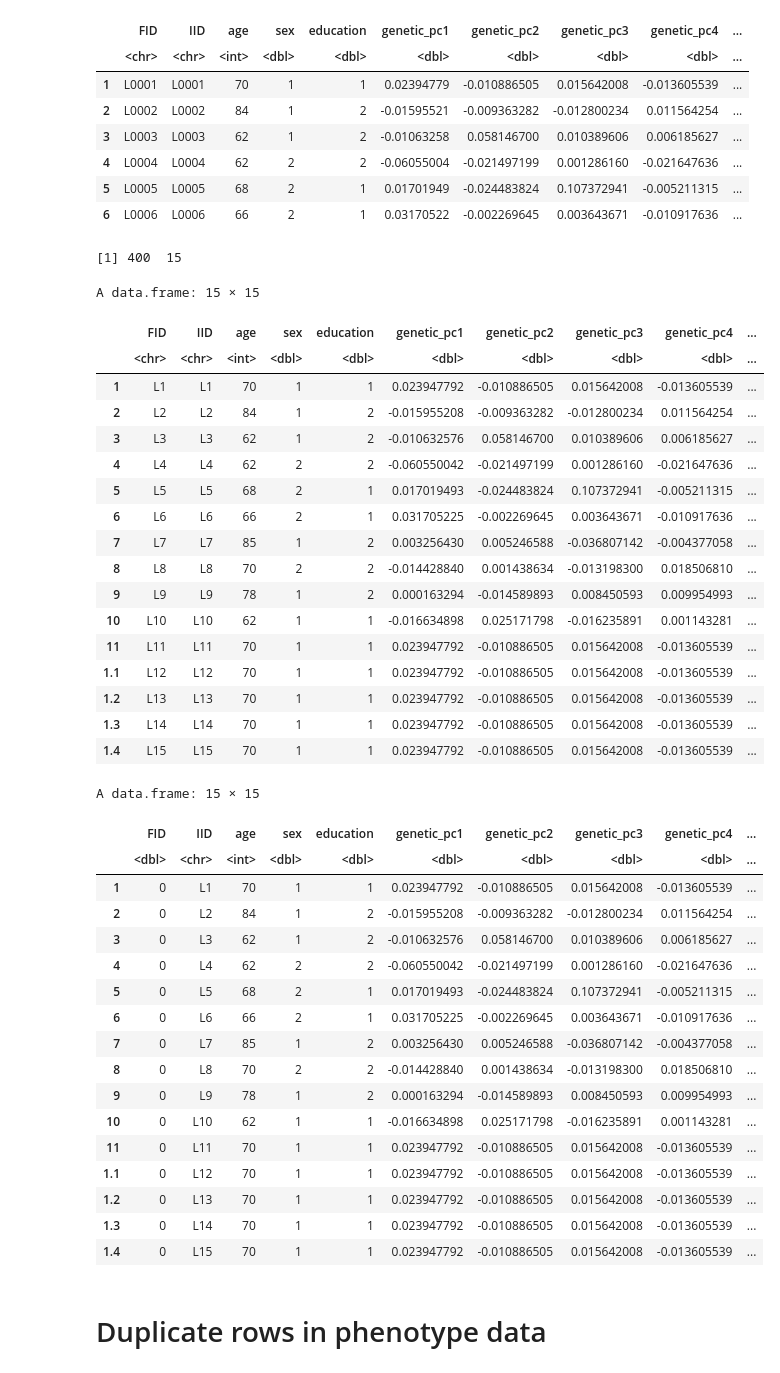
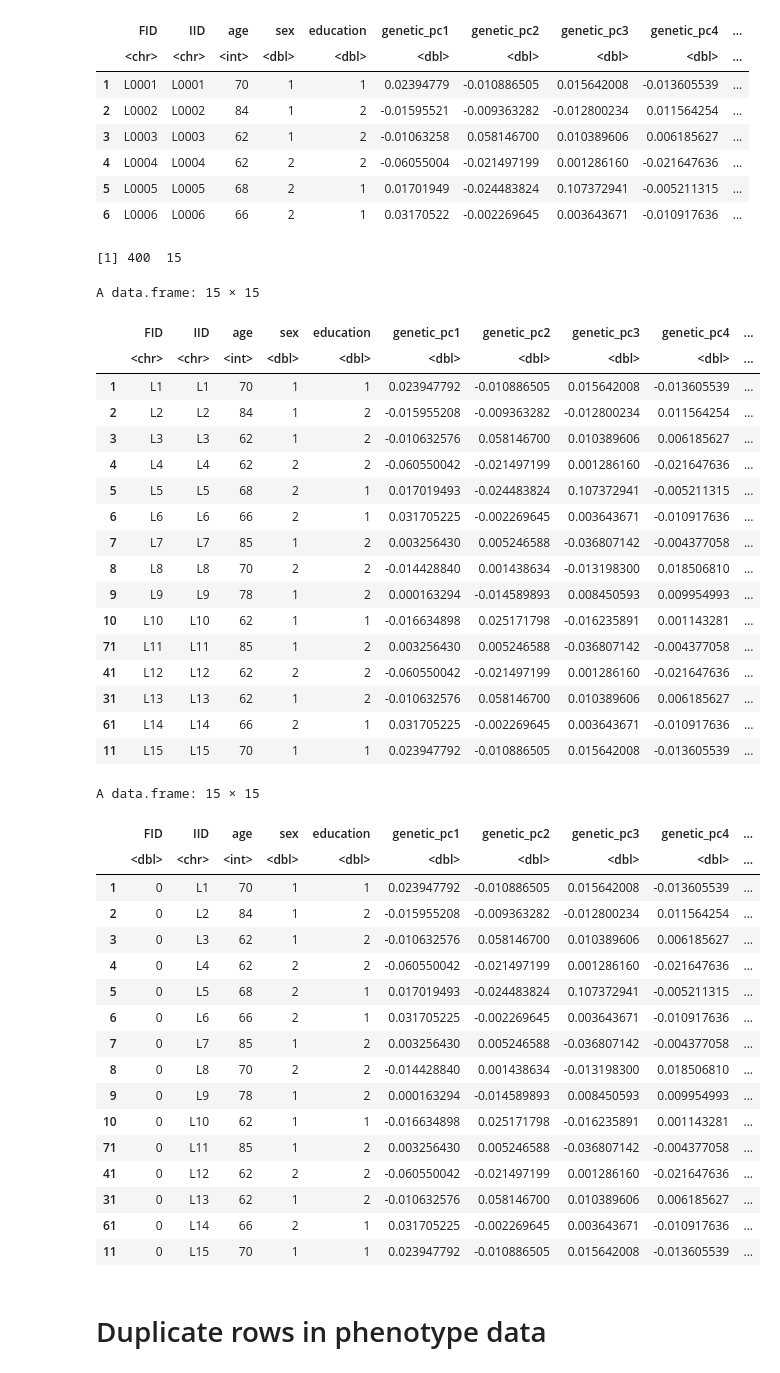
Before and after one commit to DEMON-NEUROHACK/Challenge-1-London-Team-B-Genome-Wide-Association-Lovers-, a Jupyter notebook: templates/regenie_covariate_file_2022-1-12T10-21-45.ipynb, the cells around one changed output. Saved outputs shown, nothing was run; the diff lists cells and outputs as text; code cells hidden in the pictures.

```diff
--- a/templates/regenie_covariate_file_2022-1-12T10-21-45.ipynb
+++ b/templates/regenie_covariate_file_2022-1-12T10-21-45.ipynb
@@ -108,37 +108,38 @@ A data.frame: 6 × 15
 | 6 | L0006 | L0006 | 66 | 2 | 1 | 0.03170522 | -0.002269645 | 0.003643671 | -0.010917636 | ... |
 # %%
 ## add 390 rows of syntheic
-covariate_duped <- rbind(covariate_df, covariate_df[rep(1, 390), ])
+set.seed(1234)
+covariate_duped <- rbind(covariate_df, covariate_df[sample(1:nrow(covariate_df), 390, replace=TRUE), ])
 dim(covariate_duped)
 ## fix ID
 id <- seq(1, 400)
 id <- paste("L", id, sep="")
 covariate_duped$FID <- id
 covariate_duped$IID <- id
 cov_fid0_dup <- covariate_duped
 cov_fid0_dup$FID <- 0
 head(covariate_duped, 15)
 head(cov_fid0_dup, 15)
 # %% [output]
 [1] 400  15
 A data.frame: 15 × 15
 |  | FID | IID | age | sex | education | genetic_pc1 | genetic_pc2 | genetic_pc3 | genetic_pc4 | ... |
 |  | <chr> | <chr> | <int> | <dbl> | <dbl> | <dbl> | <dbl> | <dbl> | <dbl> | ... |
 | 1 | L1 | L1 | 70 | 1 | 1 | 0.023947792 | -0.010886505 | 0.015642008 | -0.013605539 | ... |
 | 2 | L2 | L2 | 84 | 1 | 2 | -0.015955208 | -0.009363282 | -0.012800234 | 0.011564254 | ... |
 | 3 | L3 | L3 | 62 | 1 | 2 | -0.010632576 | 0.058146700 | 0.010389606 | 0.006185627 | ... |
 | 4 | L4 | L4 | 62 | 2 | 2 | -0.060550042 | -0.021497199 | 0.001286160 | -0.021647636 | ... |
 | 5 | L5 | L5 | 68 | 2 | 1 | 0.017019493 | -0.024483824 | 0.107372941 | -0.005211315 | ... |
 | 6 | L6 | L6 | 66 | 2 | 1 | 0.031705225 | -0.002269645 | 0.003643671 | -0.010917636 | ... |
 | 7 | L7 | L7 | 85 | 1 | 2 | 0.003256430 | 0.005246588 | -0.036807142 | -0.004377058 | ... |
 | 8 | L8 | L8 | 70 | 2 | 2 | -0.014428840 | 0.001438634 | -0.013198300 | 0.018506810 | ... |
 | 9 | L9 | L9 | 78 | 1 | 2 | 0.000163294 | -0.014589893 | 0.008450593 | 0.009954993 | ... |
 | 10 | L10 | L10 | 62 | 1 | 1 | -0.016634898 | 0.025171798 | -0.016235891 | 0.001143281 | ... |
-| 11 | L11 | L11 | 70 | 1 | 1 | 0.023947792 | -0.010886505 | 0.015642008 | -0.013605539 | ... |
-| 1.1 | L12 | L12 | 70 | 1 | 1 | 0.023947792 | -0.010886505 | 0.015642008 | -0.013605539 | ... |
-| 1.2 | L13 | L13 | 70 | 1 | 1 | 0.023947792 | -0.010886505 | 0.015642008 | -0.013605539 | ... |
-| 1.3 | L14 | L14 | 70 | 1 | 1 | 0.023947792 | -0.010886505 | 0.015642008 | -0.013605539 | ... |
-| 1.4 | L15 | L15 | 70 | 1 | 1 | 0.023947792 | -0.010886505 | 0.015642008 | -0.013605539 | ... |
+| 71 | L11 | L11 | 85 | 1 | 2 | 0.003256430 | 0.005246588 | -0.036807142 | -0.004377058 | ... |
+| 41 | L12 | L12 | 62 | 2 | 2 | -0.060550042 | -0.021497199 | 0.001286160 | -0.021647636 | ... |
+| 31 | L13 | L13 | 62 | 1 | 2 | -0.010632576 | 0.058146700 | 0.010389606 | 0.006185627 | ... |
+| 61 | L14 | L14 | 66 | 2 | 1 | 0.031705225 | -0.002269645 | 0.003643671 | -0.010917636 | ... |
+| 11 | L15 | L15 | 70 | 1 | 1 | 0.023947792 | -0.010886505 | 0.015642008 | -0.013605539 | ... |
 A data.frame: 15 × 15
 |  | FID | IID | age | sex | education | genetic_pc1 | genetic_pc2 | genetic_pc3 | genetic_pc4 | ... |
 |  | <dbl> | <chr> | <int> | <dbl> | <dbl> | <dbl> | <dbl> | <dbl> | <dbl> | ... |
@@ -152,11 +153,11 @@ A data.frame: 15 × 15
 | 8 | 0 | L8 | 70 | 2 | 2 | -0.014428840 | 0.001438634 | -0.013198300 | 0.018506810 | ... |
 | 9 | 0 | L9 | 78 | 1 | 2 | 0.000163294 | -0.014589893 | 0.008450593 | 0.009954993 | ... |
 | 10 | 0 | L10 | 62 | 1 | 1 | -0.016634898 | 0.025171798 | -0.016235891 | 0.001143281 | ... |
-| 11 | 0 | L11 | 70 | 1 | 1 | 0.023947792 | -0.010886505 | 0.015642008 | -0.013605539 | ... |
-| 1.1 | 0 | L12 | 70 | 1 | 1 | 0.023947792 | -0.010886505 | 0.015642008 | -0.013605539 | ... |
-| 1.2 | 0 | L13 | 70 | 1 | 1 | 0.023947792 | -0.010886505 | 0.015642008 | -0.013605539 | ... |
-| 1.3 | 0 | L14 | 70 | 1 | 1 | 0.023947792 | -0.010886505 | 0.015642008 | -0.013605539 | ... |
-| 1.4 | 0 | L15 | 70 | 1 | 1 | 0.023947792 | -0.010886505 | 0.015642008 | -0.013605539 | ... |
+| 71 | 0 | L11 | 85 | 1 | 2 | 0.003256430 | 0.005246588 | -0.036807142 | -0.004377058 | ... |
+| 41 | 0 | L12 | 62 | 2 | 2 | -0.060550042 | -0.021497199 | 0.001286160 | -0.021647636 | ... |
+| 31 | 0 | L13 | 62 | 1 | 2 | -0.010632576 | 0.058146700 | 0.010389606 | 0.006185627 | ... |
+| 61 | 0 | L14 | 66 | 2 | 1 | 0.031705225 | -0.002269645 | 0.003643671 | -0.010917636 | ... |
+| 11 | 0 | L15 | 70 | 1 | 1 | 0.023947792 | -0.010886505 | 0.015642008 | -0.013605539 | ... |
 # %%
 ## save files
 write_tsv(covariate_df, "covariates.tsv")
```
Also changed, not shown: parts of 2 cells of this notebook.
